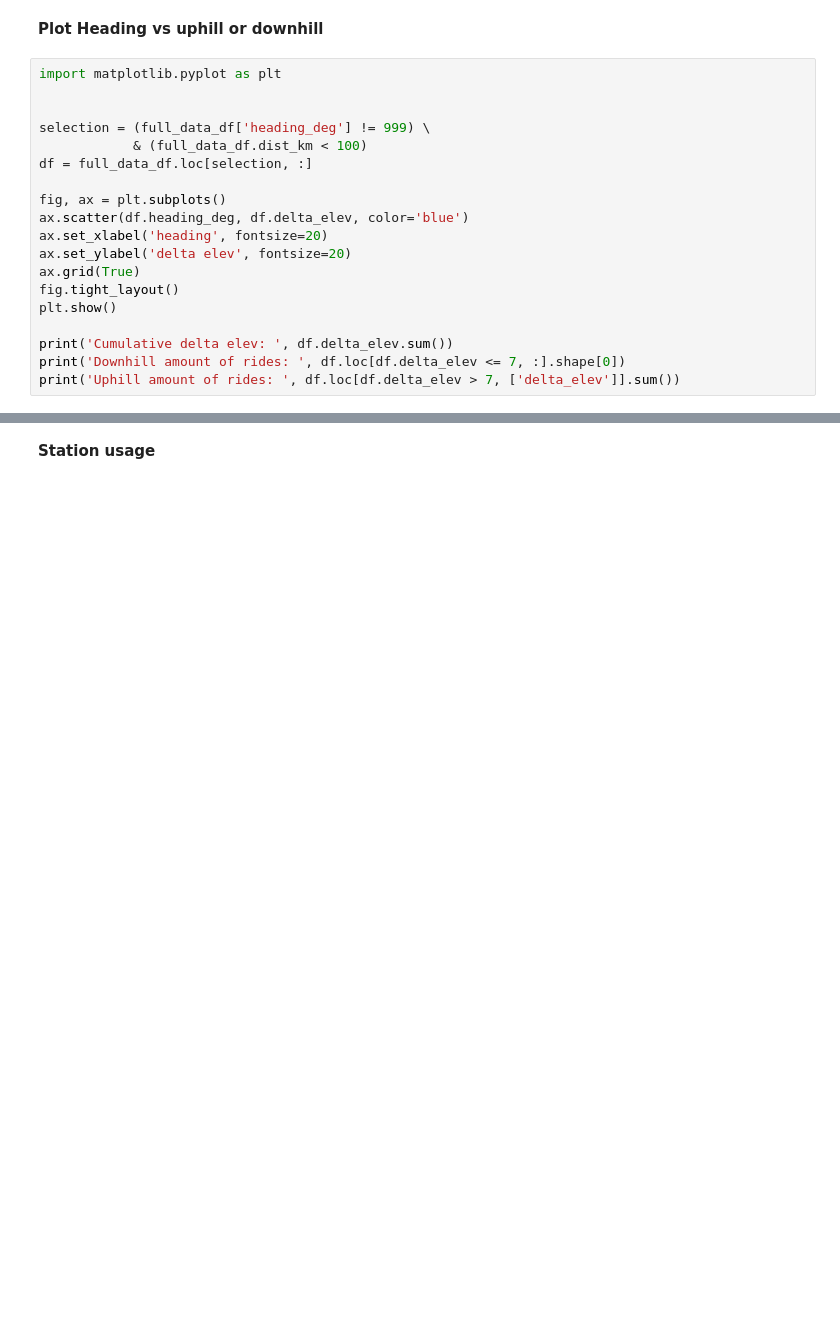
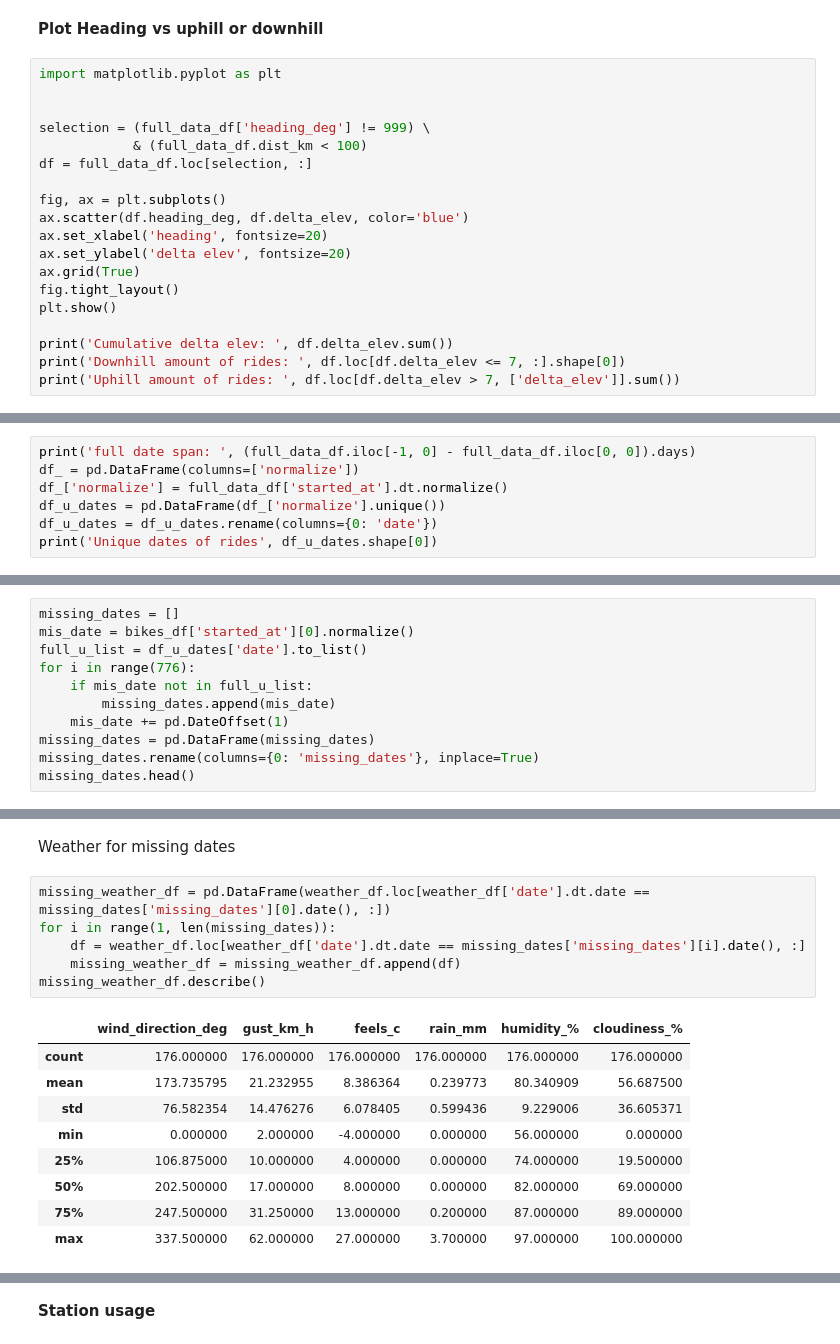
Before and after one commit to daim77/python_BI_analysis_bike_sharing, a Jupyter notebook: results.ipynb, the cells around one changed output, grey strips where cells are left out. Cells and saved outputs as stored; diff of their text form; blank space fills up the shorter version.

Commit message:
missing issue dates

```diff
--- a/results.ipynb
+++ b/results.ipynb
@@ -617,0 +516,7 @@ print()
+# %%
+print('full date span: ', (full_data_df.iloc[-1, 0] - full_data_df.iloc[0, 0]).days)
+df_ = pd.DataFrame(columns=['normalize'])
+df_['normalize'] = full_data_df['started_at'].dt.normalize()
+df_u_dates = pd.DataFrame(df_['normalize'].unique())
+df_u_dates = df_u_dates.rename(columns={0: 'date'})
+print('Unique dates of rides', df_u_dates.shape[0])
@@ -617,0 +534,11 @@ print()
+# %%
+missing_dates = []
+mis_date = bikes_df['started_at'][0].normalize()
+full_u_list = df_u_dates['date'].to_list()
+for i in range(776):
+    if mis_date not in full_u_list:
+        missing_dates.append(mis_date)
+    mis_date += pd.DateOffset(1)
+missing_dates = pd.DataFrame(missing_dates)
+missing_dates.rename(columns={0: 'missing_dates'}, inplace=True)
+missing_dates.head()
@@ -617,0 +552,18 @@ print()
+# %% [markdown]
+Weather for missing dates
+# %%
+missing_weather_df = pd.DataFrame(weather_df.loc[weather_df['date'].dt.date == missing_dates['missing_dates'][0].date(), :])
+for i in range(1, len(missing_dates)):
+    df = weather_df.loc[weather_df['date'].dt.date == missing_dates['missing_dates'][i].date(), :]
+    missing_weather_df = missing_weather_df.append(df)
+missing_weather_df.describe()
+# %% [output]
+|  | wind_direction_deg | gust_km_h | feels_c | rain_mm | humidity_% | cloudiness_% |
+| count | 176.000000 | 176.000000 | 176.000000 | 176.000000 | 176.000000 | 176.000000 |
+| mean | 173.735795 | 21.232955 | 8.386364 | 0.239773 | 80.340909 | 56.687500 |
+| std | 76.582354 | 14.476276 | 6.078405 | 0.599436 | 9.229006 | 36.605371 |
+| min | 0.000000 | 2.000000 | -4.000000 | 0.000000 | 56.000000 | 0.000000 |
+| 25% | 106.875000 | 10.000000 | 4.000000 | 0.000000 | 74.000000 | 19.500000 |
+| 50% | 202.500000 | 17.000000 | 8.000000 | 0.000000 | 82.000000 | 69.000000 |
+| 75% | 247.500000 | 31.250000 | 13.000000 | 0.200000 | 87.000000 | 89.000000 |
+| max | 337.500000 | 62.000000 | 27.000000 | 3.700000 | 97.000000 | 100.000000 |
```
Also changed, not shown: parts of 22 cells of this notebook.
